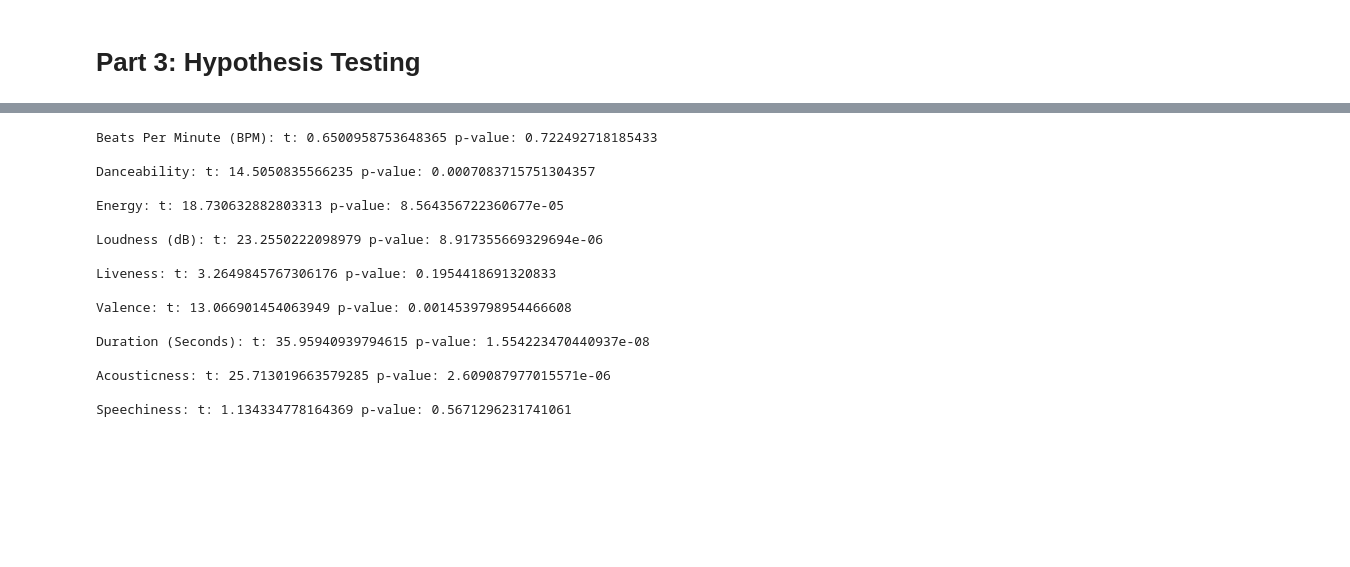
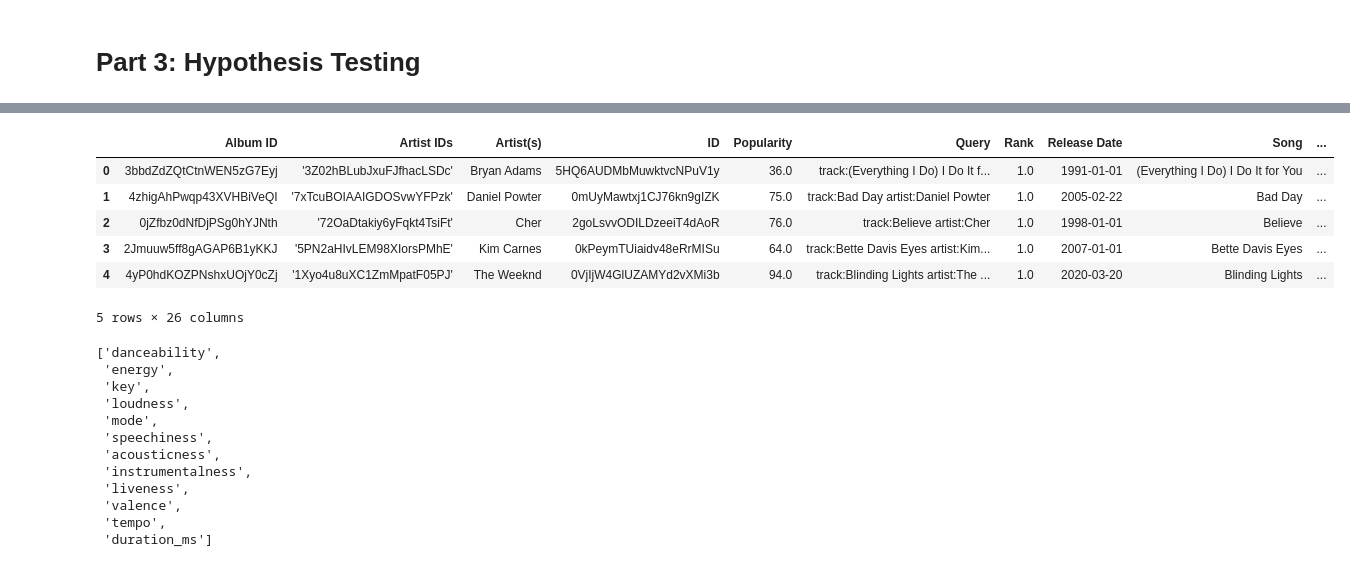
Before and after one commit to aholtz06/CMSC320_Final, a Jupyter notebook: src/Genre_Exploration.ipynb, the cells around one changed output, grey strips where cells are left out. Cells and saved outputs as stored; diff of their text form; code cells hidden in the pictures; blank space fills up the shorter version.

```diff
--- a/src/Genre_Exploration.ipynb
+++ b/src/Genre_Exploration.ipynb
@@ -169,26 +136,29 @@ for feature in feature_list:
-# %%
-for feature in feature_list:
-    x = data[data['Genre Classification'] == 0.0][feature]
-    y = data[data['Genre Classification'] == 1.0][feature]
-    z = data[data['Genre Classification'] == 2.0][feature]
-    t, p = scipy.stats.kruskal(x,y,z)
-    print(feature + ": t: " + str(t) + " p-value: " + str(p))
-    print("")
-# %% [output]
-Beats Per Minute (BPM): t: 0.6500958753648365 p-value: 0.722492718185433
-
-Danceability: t: 14.5050835566235 p-value: 0.0007083715751304357
-
-Energy: t: 18.730632882803313 p-value: 8.564356722360677e-05
-
-Loudness (dB): t: 23.2550222098979 p-value: 8.917355669329694e-06
-
-Liveness: t: 3.2649845767306176 p-value: 0.1954418691320833
-
-Valence: t: 13.066901454063949 p-value: 0.0014539798954466608
-
-Duration (Seconds): t: 35.95940939794615 p-value: 1.554223470440937e-08
-
-Acousticness: t: 25.713019663579285 p-value: 2.609087977015571e-06
-
-Speechiness: t: 1.134334778164369 p-value: 0.5671296231741061
+# %%
+data = pd.read_csv('./data/Billboard_Audio_Features.csv')
+data = data.dropna()
+data.head()
+# %% [output]
+|  | Album ID | Artist IDs | Artist(s) | ID | Popularity | Query | Rank | Release Date | Song | ... |
+| 0 | 3bbdZdZQtCtnWEN5zG7Eyj | '3Z02hBLubJxuFJfhacLSDc' | Bryan Adams | 5HQ6AUDMbMuwktvcNPuV1y | 36.0 | track:(Everything I Do) I Do It f... | 1.0 | 1991-01-01 | (Everything I Do) I Do It for You | ... |
+| 1 | 4zhigAhPwqp43XVHBiVeQI | '7xTcuBOIAAIGDOSvwYFPzk' | Daniel Powter | 0mUyMawtxj1CJ76kn9gIZK | 75.0 | track:Bad Day artist:Daniel Powter | 1.0 | 2005-02-22 | Bad Day | ... |
+| 2 | 0jZfbz0dNfDjPSg0hYJNth | '72OaDtakiy6yFqkt4TsiFt' | Cher | 2goLsvvODILDzeeiT4dAoR | 76.0 | track:Believe artist:Cher | 1.0 | 1998-01-01 | Believe | ... |
+| 3 | 2Jmuuw5ff8gAGAP6B1yKKJ | '5PN2aHIvLEM98XIorsPMhE' | Kim Carnes | 0kPeymTUiaidv48eRrMISu | 64.0 | track:Bette Davis Eyes artist:Kim... | 1.0 | 2007-01-01 | Bette Davis Eyes | ... |
+| 4 | 4yP0hdKOZPNshxUOjY0cZj | '1Xyo4u8uXC1ZmMpatF05PJ' | The Weeknd | 0VjIjW4GlUZAMYd2vXMi3b | 94.0 | track:Blinding Lights artist:The ... | 1.0 | 2020-03-20 | Blinding Lights | ... |
+5 rows × 26 columns
+# %%
+feature_list = list(data.columns.values)
+feature_list = feature_list[10:22]
+feature_list
+# %% [output]
+['danceability',
+ 'energy',
+ 'key',
+ 'loudness',
+ 'mode',
+ 'speechiness',
+ 'acousticness',
+ 'instrumentalness',
+ 'liveness',
+ 'valence',
+ 'tempo',
+ 'duration_ms']
```
Also changed, not shown: parts of 18 cells of this notebook.
